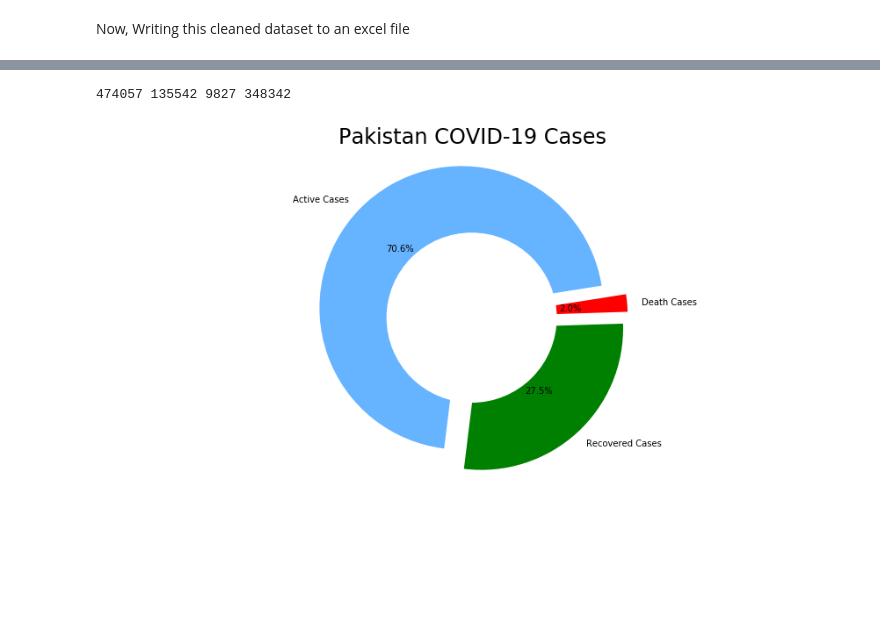
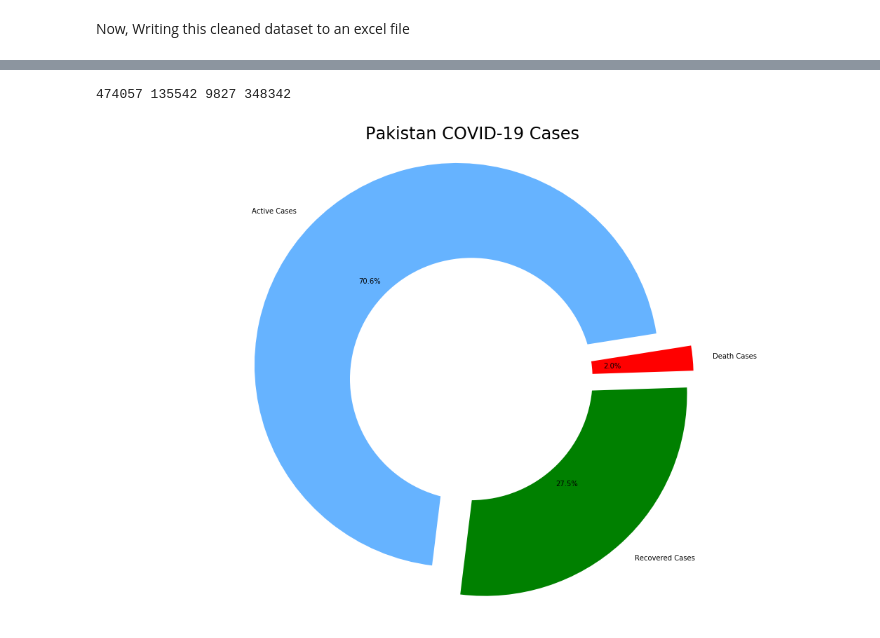
Before and after one commit to Ansa-bajwa/DS, a Jupyter notebook: DS.ipynb, the cells around one changed output, grey strips where cells are left out. Saved outputs shown, nothing was run; the diff lists cells and outputs as text; code cells hidden in the pictures; blank space fills up the shorter version.

```diff
--- a/DS.ipynb
+++ b/DS.ipynb
@@ -164,31 +164,31 @@ import matplotlib.pyplot as plt
 # %%
 confirmed = covid_data['Cumulative  Test positive'].sum()
 recovered = covid_data['Discharged'].sum()
 deaths = covid_data['Expired'].sum()
 active = confirmed - (recovered - deaths)
 
 print(confirmed, recovered, deaths, active)
 
 labels = ['Active Cases','Recovered Cases','Death Cases']
 sizes = [active,recovered,deaths]
 color= ['#66b3ff','green','red']
 explode = []
 
 for i in labels:
     explode.append(0.1)
 
-plt.figure(figsize= (12,6))
+plt.figure(figsize= (15,10))
 plt.pie(sizes, labels=labels, autopct='%3.1f%%', startangle=9, explode =explode,colors = color)
 centre_circle = plt.Circle((0,0),0.60,fc='white')
 
 fig = plt.gcf()
 fig.gca().add_artist(centre_circle)
 plt.title('Pakistan COVID-19 Cases',fontsize = 24)
 plt.axis('equal')
 plt.tight_layout()
 # %% [output]
 474057 135542 9827 348342
-[figure, old version]
+[figure, new version]
 # %%
 import plotly.express as px
 import plotly.express as ex
```
Also changed, not shown: parts of 3 cells of this notebook.
